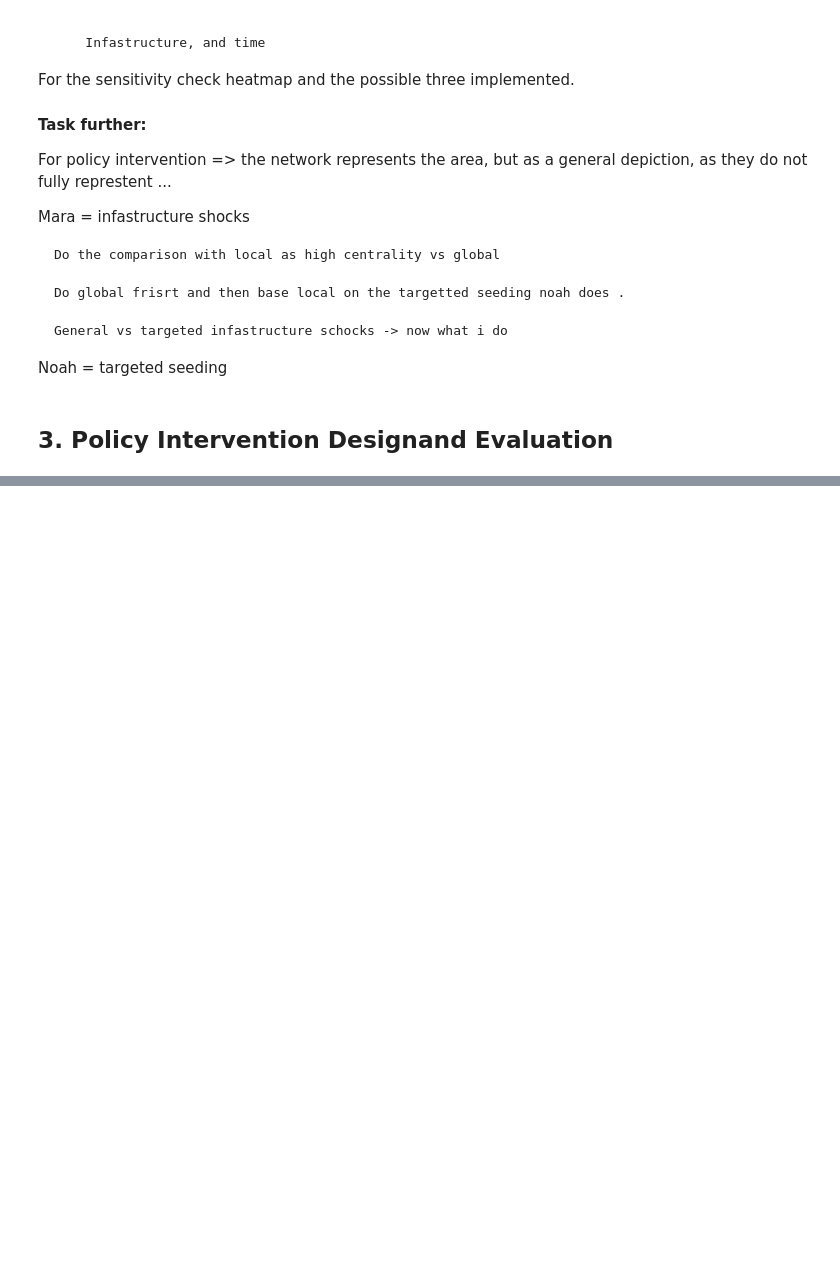
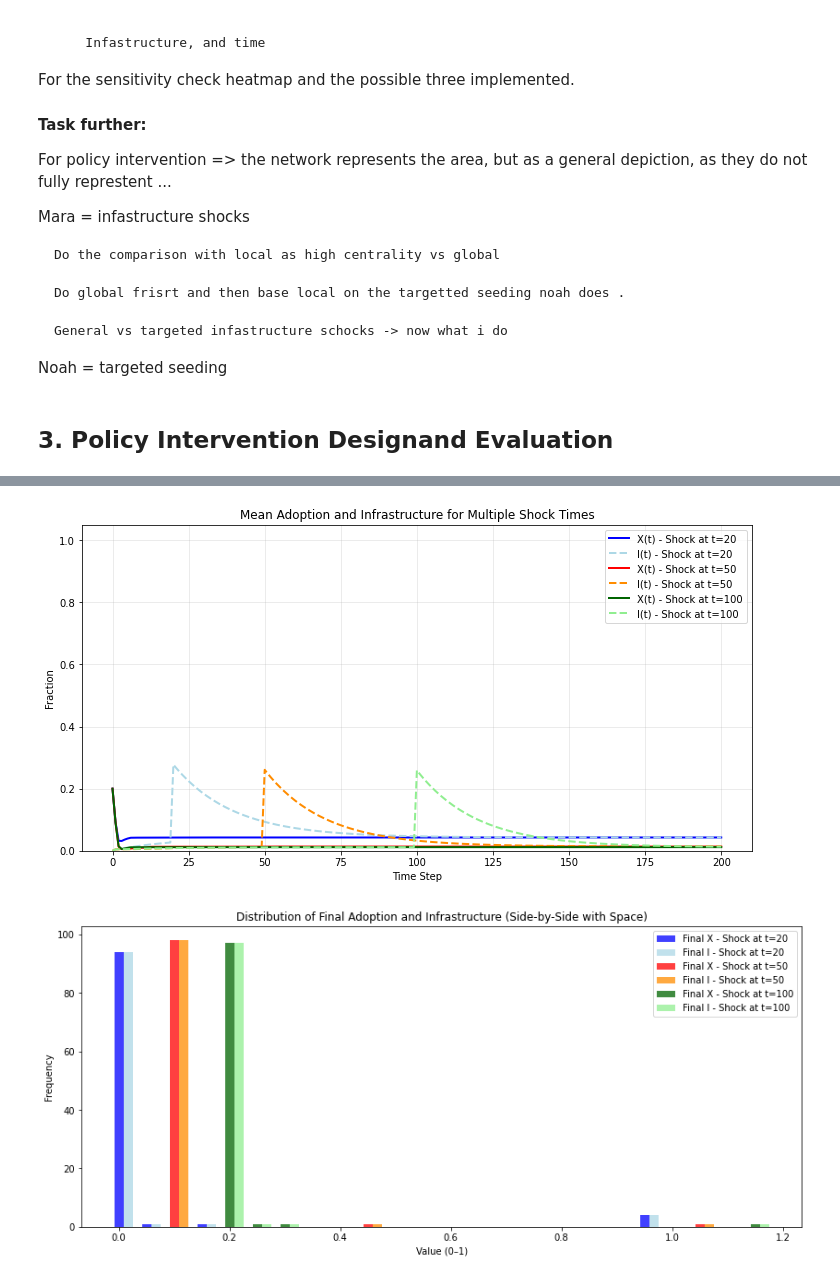
Before and after one commit to mucel/mbdm_3asign, a Jupyter notebook: mara_try.ipynb, the cells around one changed output, grey strips where cells are left out. Drawn from its saved outputs; the diff is of its cells as text; code cells hidden in the pictures; blank space fills up the shorter version.

Commit message:
Adding policy plot start

```diff
--- a/mara_try.ipynb
+++ b/mara_try.ipynb
@@ -776,0 +782,64 @@ run_single_shock_with_plots(
+# %%
+def run_multiple_single_shocks_overlay_v2_adjusted(n_trials, steps, method, params, shock_times, shock_amount):
+    all_X_traj, all_I_traj, labels = [], [], []
+    for t_shock in shock_times:
+        X_traj, I_traj = run_batch_single_shock(
+            n_trials, steps, method, params,
+            shock_time=t_shock, shock_amount=shock_amount
+        )
+        all_X_traj.append(X_traj)
+        all_I_traj.append(I_traj)
+        labels.append(f"Shock at t={t_shock}")
+
+    # --- Mean Trajectories Plot ---
+    time_axis = range(steps + 1)
+    plt.figure(figsize=(12,6))
+
+    colors_X = ["blue", "red", "darkgreen"]   # X colors for each shock
+    colors_I = ["lightblue", "darkorange", "lightgreen"]  # I colors for each shock
+
+    for i in range(len(shock_times)):
+        mean_X = np.mean(all_X_traj[i], axis=0)
+        mean_I = np.mean(all_I_traj[i], axis=0)
+        plt.plot(time_axis, mean_X, color=colors_X[i], label=f'X(t) - {labels[i]}', linewidth=2)
+        plt.plot(time_axis, mean_I, color=colors_I[i], linestyle='--', label=f'I(t) - {labels[i]}', linewidth=2)
+
+    plt.title("Mean Adoption and Infrastructure for Multiple Shock Times")
+    plt.xlabel("Time Step")
+    plt.ylabel("Fraction")
+    plt.ylim(0,1.05)
+    plt.grid(True, alpha=0.3)
+    plt.legend()
+    plt.show()
+
+    # --- Side-by-Side Histogram with Space Between X and I ---
+    plt.figure(figsize=(14,6))
+    bins_count = 20
+    bin_edges = np.linspace(0,1,bins_count+1)
+    n_shocks = len(shock_times)
+    total_width = (bin_edges[1]-bin_edges[0])
+    width = total_width / 3  # smaller width to add space between X/I sets
+
+    for i in range(n_shocks):
+        final_X = all_X_traj[i][:,-1]
+        final_I = all_I_traj[i][:,-1]
+        offset_X = i*total_width*2   # space between shock sets
+        offset_I = offset_X + width  # small gap between X and I bars
+
+        plt.bar(bin_edges[:-1]+offset_X, np.histogram(final_X, bins=bin_edges)[0],
+                width=width, color=colors_X[i], alpha=0.75, label=f'Final X - {labels[i]}')
+        plt.bar(bin_edges[:-1]+offset_I, np.histogram(final_I, bins=bin_edges)[0],
+                width=width, color=colors_I[i], alpha=0.75, label=f'Final I - {labels[i]}')
+
+    plt.title("Distribution of Final Adoption and Infrastructure (Side-by-Side with Space)")
+    plt.xlabel("Value (0–1)")
+    plt.ylabel("Frequency")
+    plt.legend()
+    plt.show()
+
+# Run the function
+shock_times = [20, 50, 100]
+run_multiple_single_shocks_overlay_v2_adjusted(TRIALS, STEPS, "random", PARAMS, shock_times, shock_amount=0.25)
+# %% [output]
+[figure, added]
+[figure, added]
```
Also changed, not shown: parts of 18 cells of this notebook.
